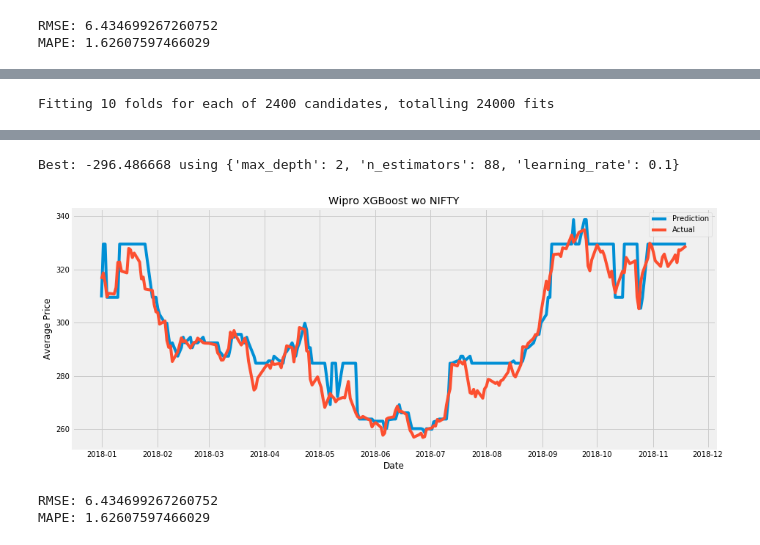
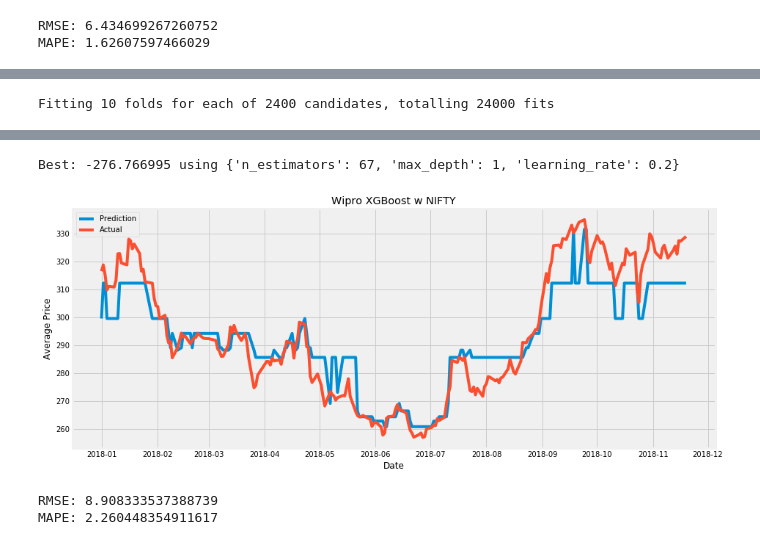
Before and after one commit to ReetBarik/Machine-Learning-Project, a Jupyter notebook: ipython notebooks/multivariate-xgboost.ipynb, the cells around one changed output, grey strips where cells are left out. Cells and saved outputs as stored; diff of their text form; code cells hidden in the pictures.

```diff
--- a/ipython notebooks/multivariate-xgboost.ipynb
+++ b/ipython notebooks/multivariate-xgboost.ipynb
@@ -400,4 +430,4 @@ MAPE: 5.630836708111272
 # %%
-company_wo_nifty('../ml-project-data/WIPRO_train.csv', '../ml-project-data/WIPRO_test.csv', 'Wipro')
+company_w_nifty('../ml-project-data/WIPRO_train.csv', '../ml-project-data/WIPRO_test.csv', 'Wipro')
 # %% [output]
 Fitting 10 folds for each of 2400 candidates, totalling 24000 fits
@@ -417,4 +451,4 @@ Fitting 10 folds for each of 2400 candidates, totalling 24000 fits
-Best: -296.486668 using {'max_depth': 2, 'n_estimators': 88, 'learning_rate': 0.1}
+Best: -276.766995 using {'n_estimators': 67, 'max_depth': 1, 'learning_rate': 0.2}
-[figure, old version]
+[figure, new version]
-RMSE: 6.434699267260752
-MAPE: 1.62607597466029
+RMSE: 8.908333537388739
+MAPE: 2.260448354911617
```
Also changed, not shown: parts of 6 cells of this notebook, 2 other files.
